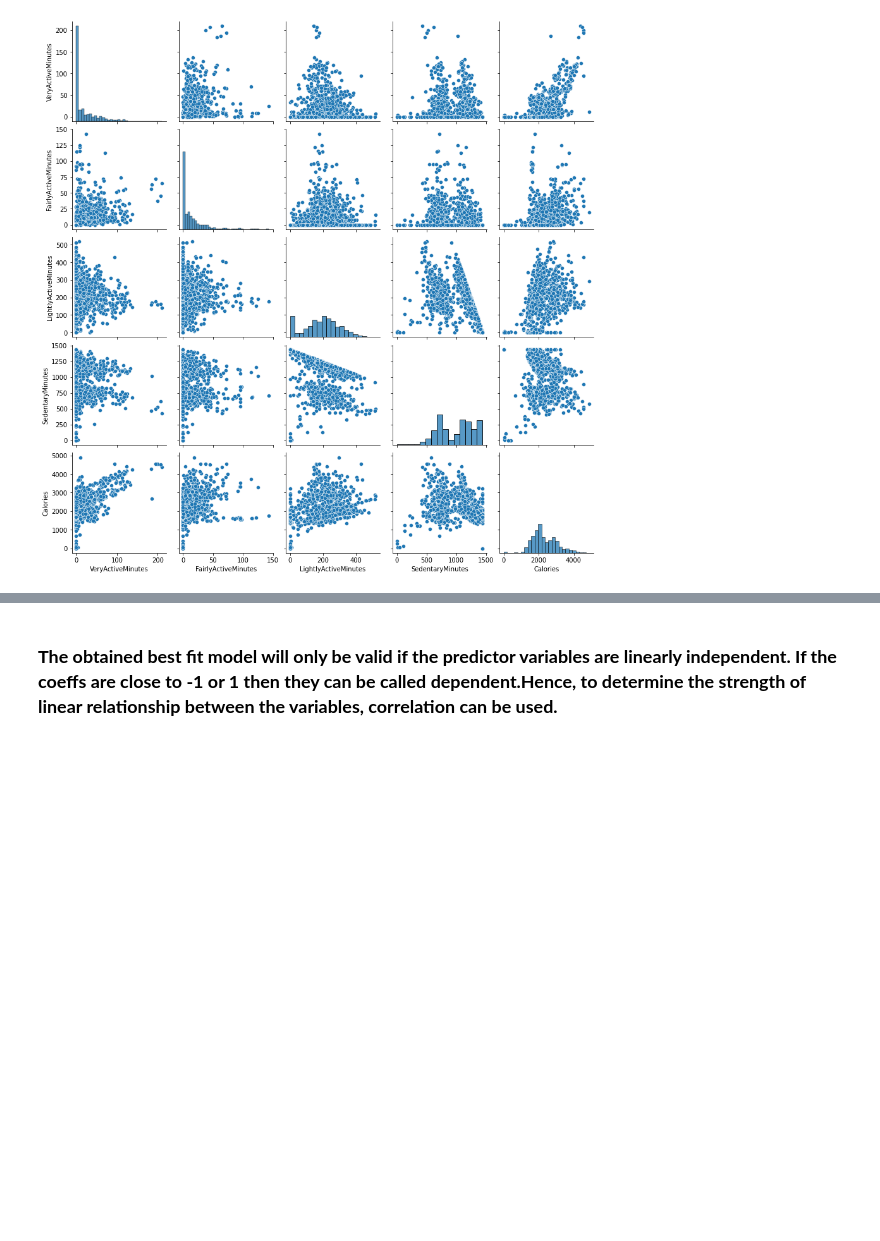
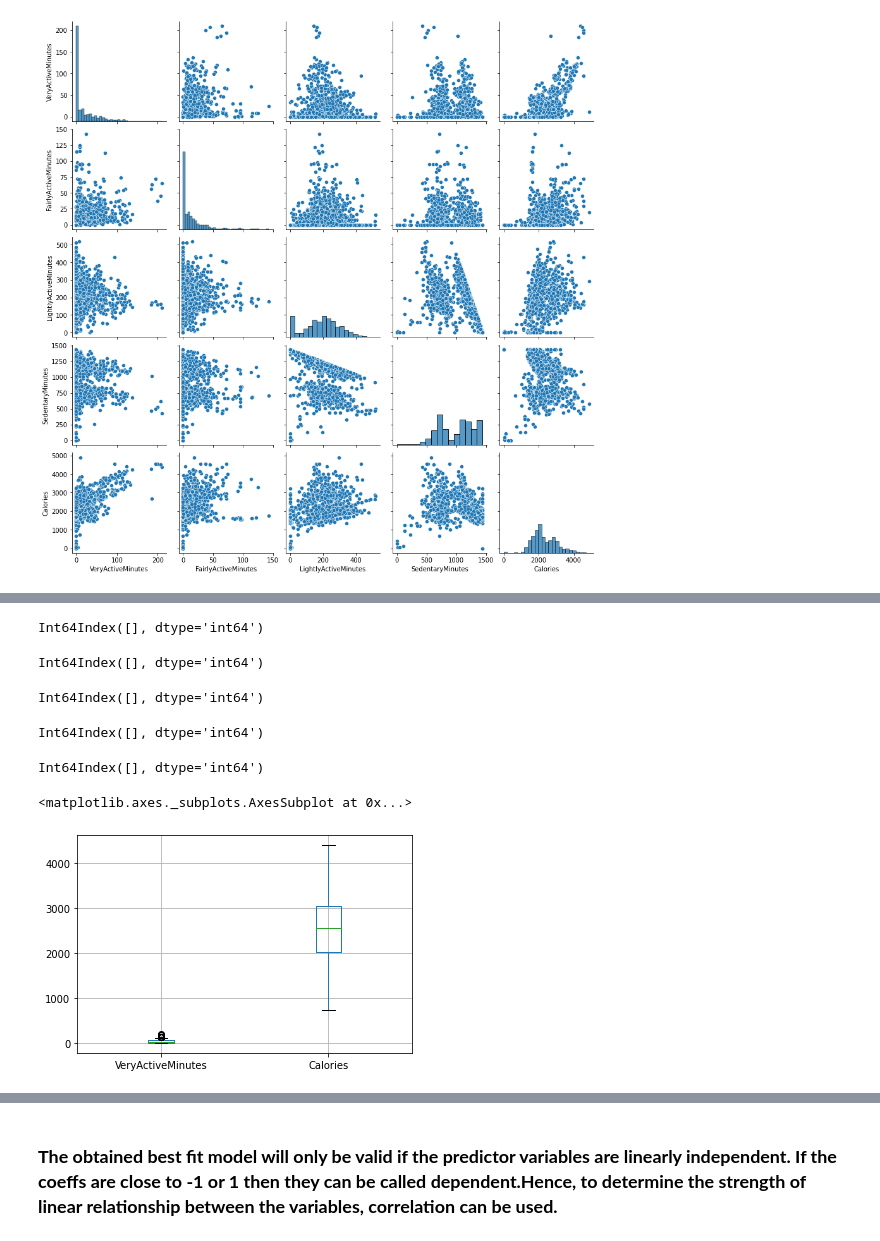
Before and after one commit to ankitkarmakar95/learnings, a Jupyter notebook: Fitbitmodel.ipynb, the cells around one changed output, grey strips where cells are left out. Saved outputs shown, nothing was run; the diff lists cells and outputs as text; code cells hidden in the pictures; blank space fills up the shorter version.

```diff
--- a/Fitbitmodel.ipynb
+++ b/Fitbitmodel.ipynb
@@ -32,0 +100,33 @@ sns.pairplot(fitbit)
+# %%
+fitbit[fitbit['Calories']<100].index
+# %% [output]
+Int64Index([], dtype='int64')
+# %%
+ind=fitbit[fitbit['VeryActiveMinutes']<1].index
+fitbit.drop(index=ind, inplace=True)
+fitbit[fitbit['Calories']<1].index
+# %% [output]
+Int64Index([], dtype='int64')
+# %%
+ind=fitbit[fitbit['LightlyActiveMinutes']<1].index
+fitbit.drop(index=ind, inplace=True)
+fitbit[fitbit['Calories']<1].index
+# %% [output]
+Int64Index([], dtype='int64')
+# %%
+ind=fitbit[fitbit['FairlyActiveMinutes']<1].index
+fitbit.drop(index=ind, inplace=True)
+fitbit[fitbit['Calories']<1].index
+# %% [output]
+Int64Index([], dtype='int64')
+# %%
+ind=fitbit[fitbit['SedentaryMinutes']<1].index
+fitbit.drop(index=ind, inplace=True)
+fitbit[fitbit['Calories']<1].index
+# %% [output]
+Int64Index([], dtype='int64')
+# %%
+fitbit[['VeryActiveMinutes','Calories']].boxplot()
+# %% [output]
+<matplotlib.axes._subplots.AxesSubplot at 0x...>
+[figure, added]
```
Also changed, not shown: parts of 18 cells of this notebook.
